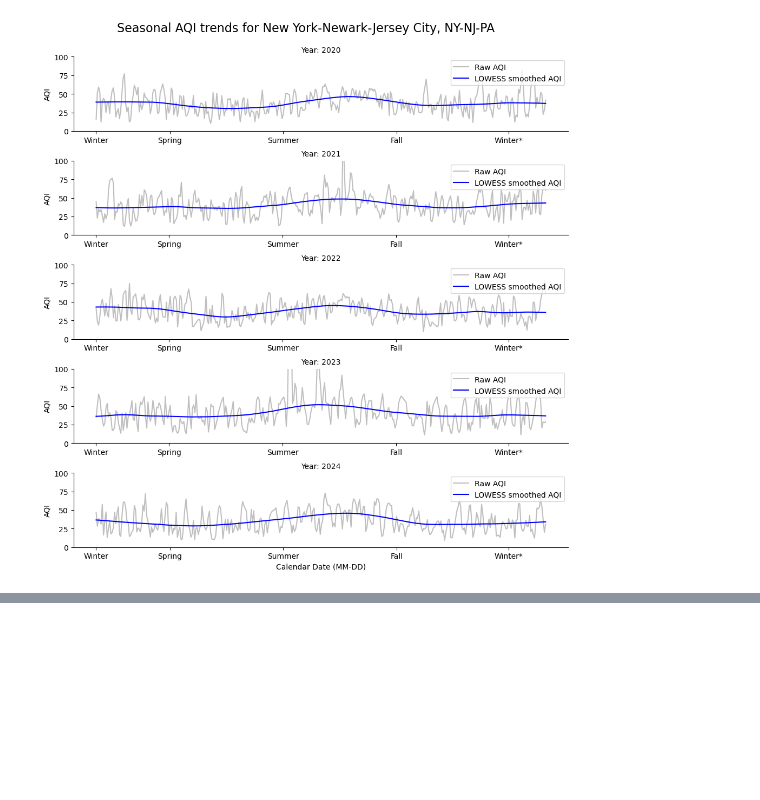
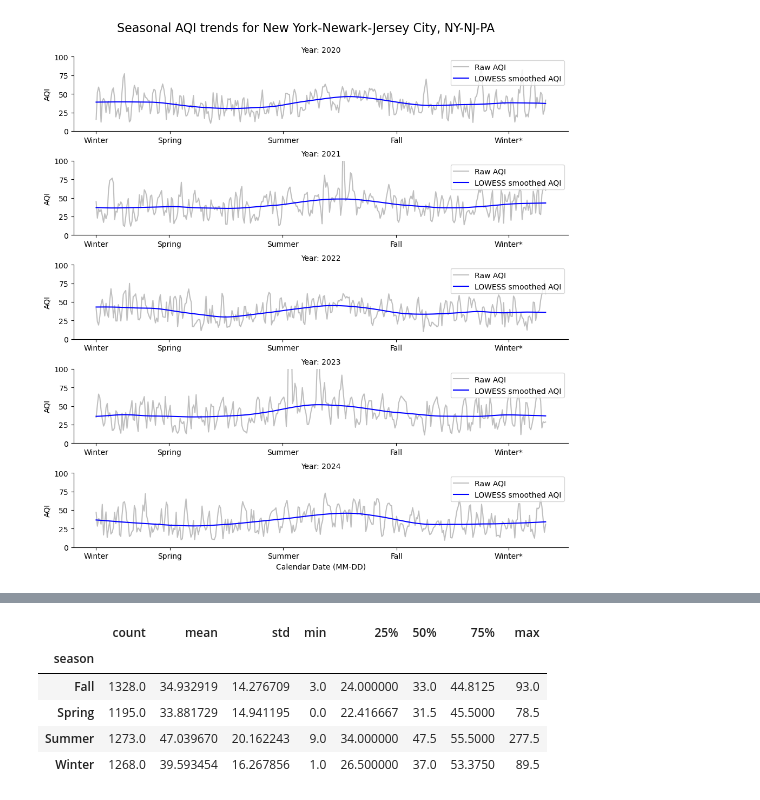
Before and after one commit to iherman10/aqi_geo_experiments, a Jupyter notebook: analysis.ipynb, the cells around one changed output, grey strips where cells are left out. Saved outputs shown, nothing was run; the diff lists cells and outputs as text; code cells hidden in the pictures; blank space fills up the shorter version.

```diff
--- a/analysis.ipynb
+++ b/analysis.ipynb
@@ -958,0 +1017,9 @@ plot_seasonal_aqi(lowess_cbsa[0])
+# %%
+eda_daily_pm25_ny.groupby('season')['aqi'].describe()
+# %% [output]
+|  | count | mean | std | min | 25% | 50% | 75% | max |
+| season |  |  |  |  |  |  |  |  |
+| Fall | 1328.0 | 34.932919 | 14.276709 | 3.0 | 24.000000 | 33.0 | 44.8125 | 93.0 |
+| Spring | 1195.0 | 33.881729 | 14.941195 | 0.0 | 22.416667 | 31.5 | 45.5000 | 78.5 |
+| Summer | 1273.0 | 47.039670 | 20.162243 | 9.0 | 34.000000 | 47.5 | 55.5000 | 277.5 |
+| Winter | 1268.0 | 39.593454 | 16.267856 | 1.0 | 26.500000 | 37.0 | 53.3750 | 89.5 |
```
Also changed, not shown: parts of 9 cells of this notebook.
